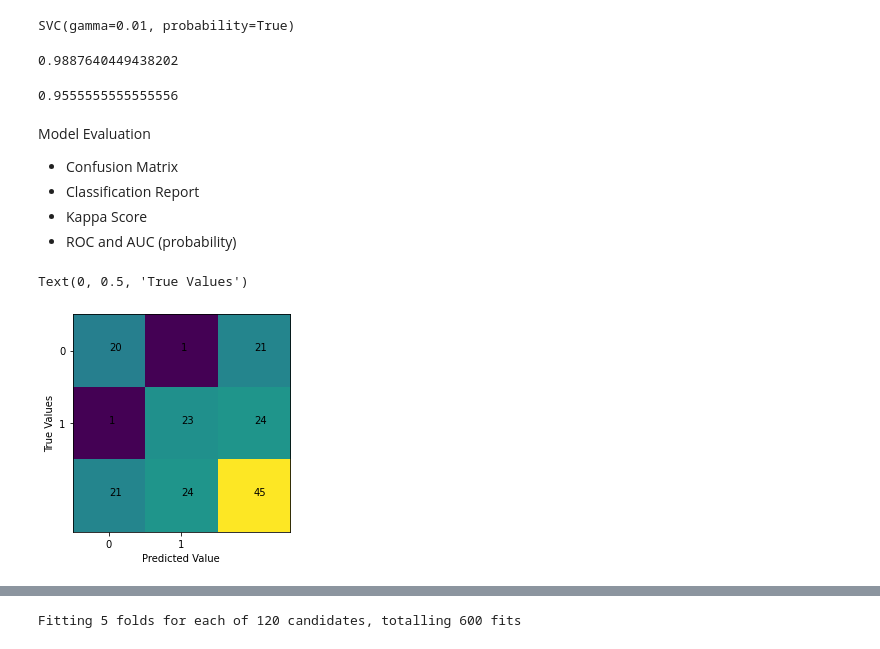
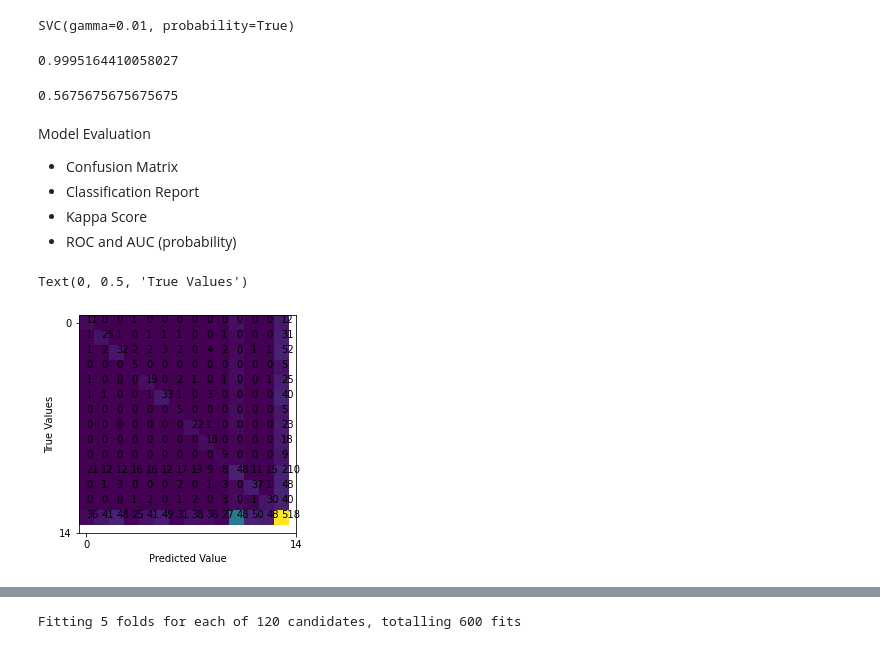
Before and after one commit to voss-m/Machine_Learning_project, a Jupyter notebook: ml_model.ipynb, the cells around one changed output, grey strips where cells are left out. Cells and saved outputs as stored; diff of their text form; code cells hidden in the pictures.

```diff
--- a/ml_model.ipynb
+++ b/ml_model.ipynb
@@ -14,5 +20,5 @@ data_14400_norm.npz            df_images_120_120.pickle
 # %%
-data = np.load('./data/data_pca_50_y_mean.pickle.npz')
+data = np.load('./data/data_pca_250_y_mean.pickle.npz')
 # %%
 X = data['arr_0']
 y = data['arr_1']
@@ -37,11 +43,11 @@ SVC(gamma=0.01, probability=True)
 #score
 model.score(x_train, y_train)
 # %% [output]
-0.9887640449438202
+0.9995164410058027
 # %%
 model.score(x_test, y_test)
 # %% [output]
-0.9555555555555556
+0.5675675675675675
 # %% [markdown]
 Model Evaluation
 - Confusion Matrix
@@ -56,18 +62,18 @@ y_prob = model.predict_proba(x_test) #probability
 # %%
 cm = metrics.confusion_matrix(y_test, y_pred)
 cm = np.concatenate((cm,cm.sum(axis=0).reshape(1,-1)), axis=0)
 cm = np.concatenate((cm,cm.sum(axis=1).reshape(-1,1)), axis=1)
 
 
 plt.imshow(cm)
-for i in range(3):
-    for j in range(3):
+for i in range(14):
+    for j in range(14):
         plt.text(i,j,cm[i,j])
-plt.xticks([0,1])
-plt.yticks([0,1])
+plt.xticks([0,14])
+plt.yticks([0,14])
 plt.xlabel('Predicted Value')
 plt.ylabel('True Values')
 # %% [output]
 Text(0, 0.5, 'True Values')
-[figure, old version]
+[figure, new version]
 # %%
```
Also changed, not shown: parts of 14 cells of this notebook.
